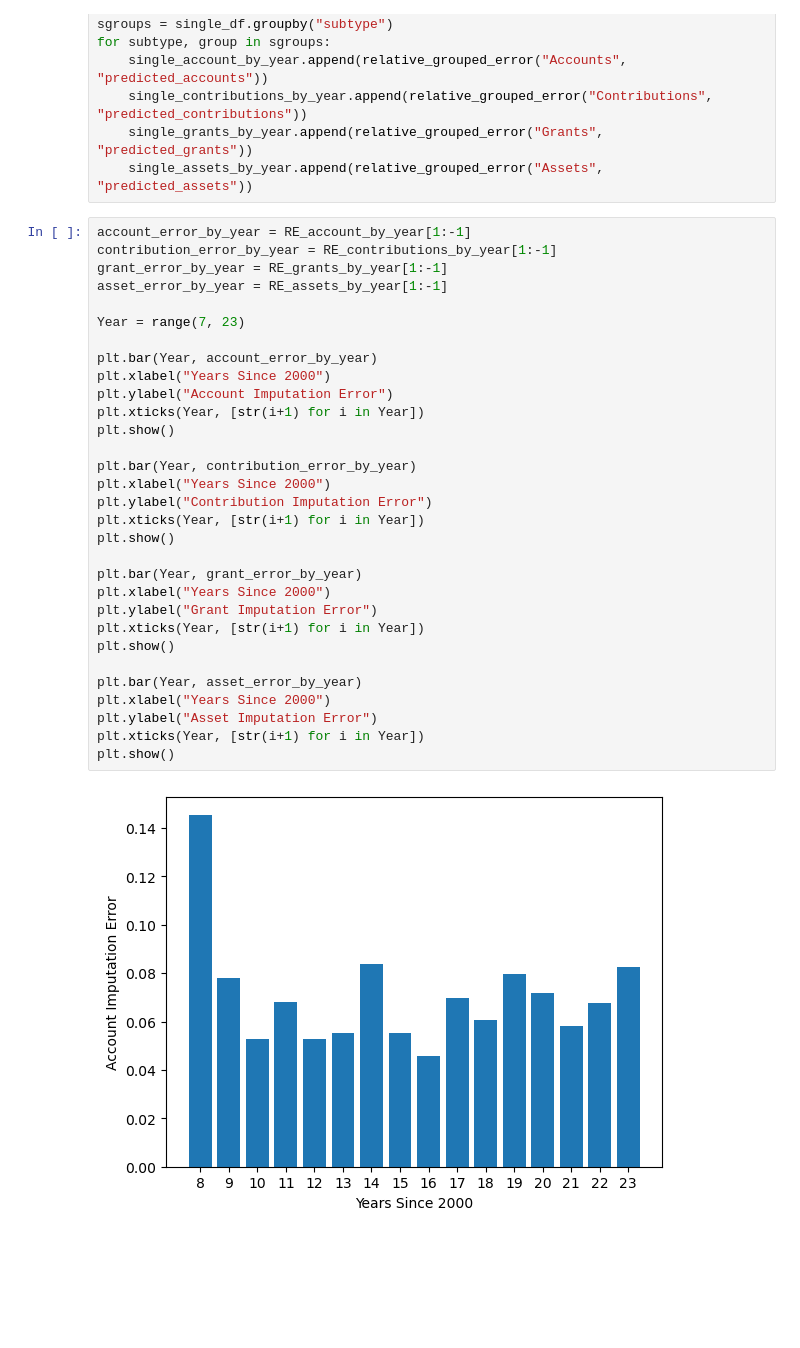
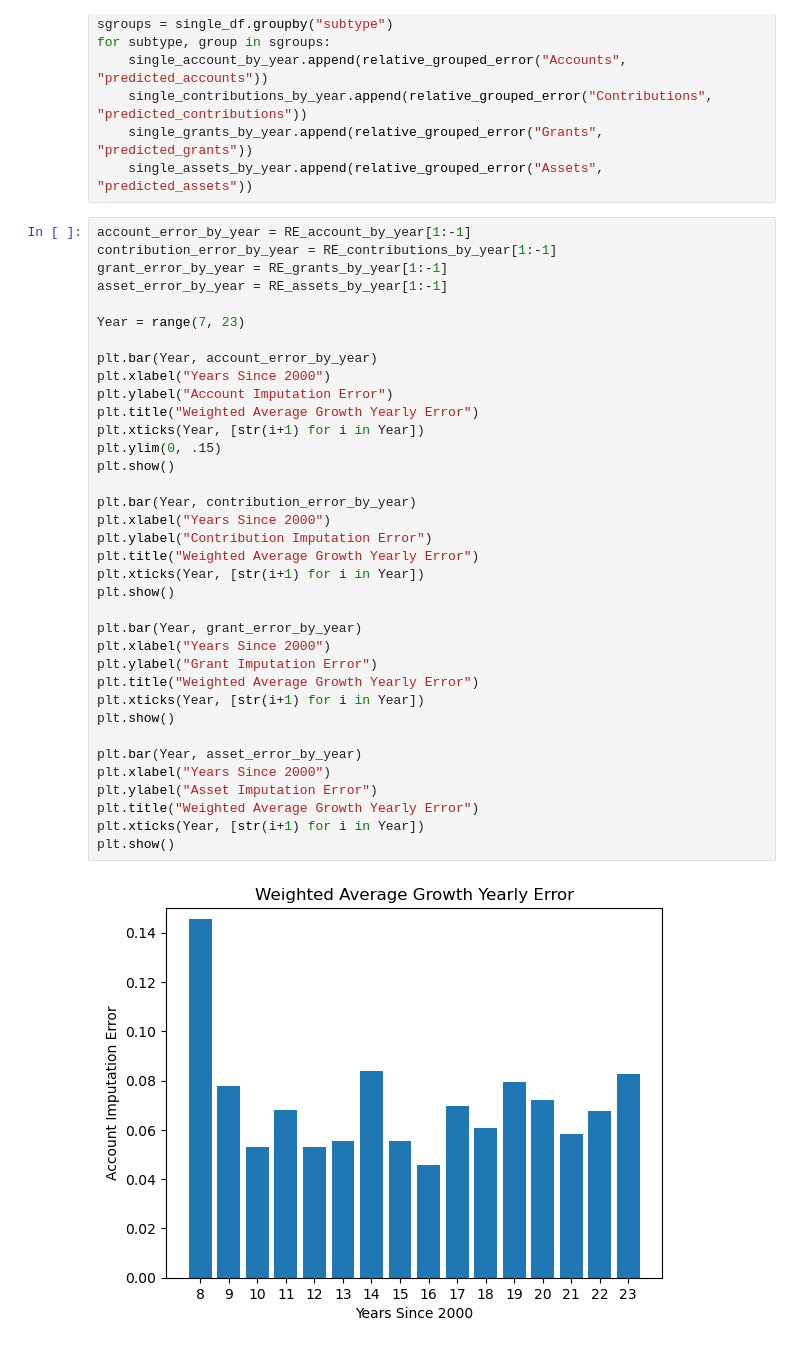
Before and after one commit to nichmars/Test, a Jupyter notebook: Graph Creation and Pictures/Weighted_Average_Year_Type_Analysis.ipynb, the cells around one changed output. Cells and saved outputs as stored; diff of their text form; blank space fills up the shorter version.

```diff
--- a/Graph Creation and Pictures/Weighted_Average_Year_Type_Analysis.ipynb
+++ b/Graph Creation and Pictures/Weighted_Average_Year_Type_Analysis.ipynb
@@ -147,31 +147,36 @@ account_error_by_year = RE_account_by_year[1:-1]
 contribution_error_by_year = RE_contributions_by_year[1:-1]
 grant_error_by_year = RE_grants_by_year[1:-1]
 asset_error_by_year = RE_assets_by_year[1:-1]
 
 Year = range(7, 23)
 
 plt.bar(Year, account_error_by_year)
 plt.xlabel("Years Since 2000")
 plt.ylabel("Account Imputation Error")
+plt.title("Weighted Average Growth Yearly Error")
 plt.xticks(Year, [str(i+1) for i in Year])
+plt.ylim(0, .15)
 plt.show()
 
 plt.bar(Year, contribution_error_by_year)
 plt.xlabel("Years Since 2000")
 plt.ylabel("Contribution Imputation Error")
+plt.title("Weighted Average Growth Yearly Error")
 plt.xticks(Year, [str(i+1) for i in Year])
 plt.show()
 
 plt.bar(Year, grant_error_by_year)
 plt.xlabel("Years Since 2000")
 plt.ylabel("Grant Imputation Error")
+plt.title("Weighted Average Growth Yearly Error")
 plt.xticks(Year, [str(i+1) for i in Year])
 plt.show()
 
 plt.bar(Year, asset_error_by_year)
 plt.xlabel("Years Since 2000")
 plt.ylabel("Asset Imputation Error")
+plt.title("Weighted Average Growth Yearly Error")
 plt.xticks(Year, [str(i+1) for i in Year])
 plt.show()
 # %% [output]
-[figure, old version]
+[figure, new version]
```
Also changed, not shown: parts of 2 cells of this notebook, 8 other files.
